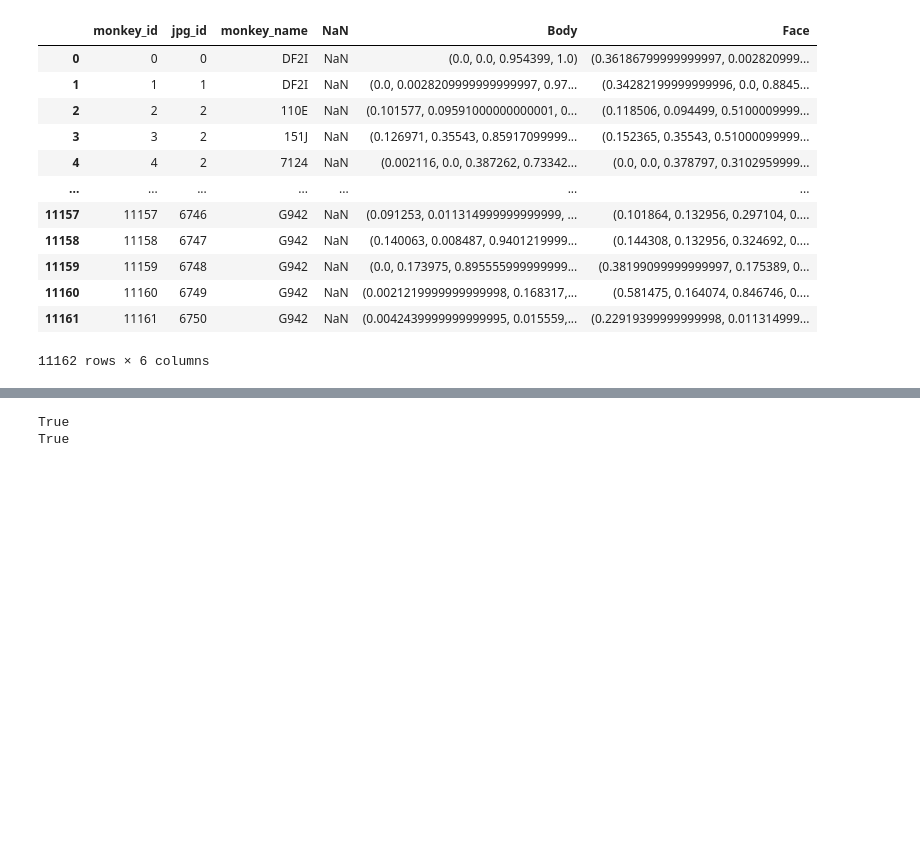
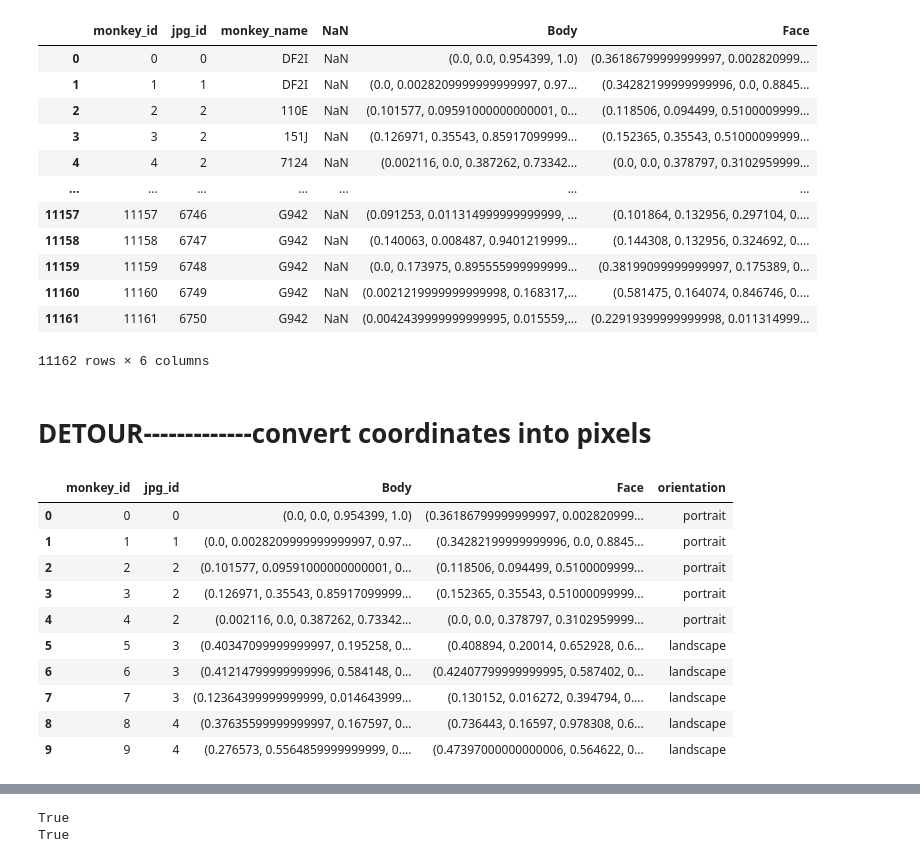
Before and after one commit to julie0924/PhotoMetadata, a Jupyter notebook: Combining.ipynb, the cells around one changed output, grey strips where cells are left out. Saved outputs shown, nothing was run; the diff lists cells and outputs as text; code cells hidden in the pictures; blank space fills up the shorter version.

```diff
--- a/Combining.ipynb
+++ b/Combining.ipynb
@@ -198,3 +269,22 @@ pivoted
 | 11160 | 11160 | 6749 | G942 | NaN | (0.0021219999999999998, 0.168317,... | (0.581475, 0.164074, 0.846746, 0.... |
 | 11161 | 11161 | 6750 | G942 | NaN | (0.0042439999999999995, 0.015559,... | (0.22919399999999998, 0.011314999... |
 11162 rows × 6 columns
+# %% [markdown]
+# DETOUR-------------convert coordinates into pixels
+# %%
+before_convert = pivoted[['monkey_id','jpg_id','Body','Face']].copy()
+
+temp = pd.merge(before_convert, orient, on = 'jpg_id', how = 'left')
+temp.head(10)
+# %% [output]
+|  | monkey_id | jpg_id | Body | Face | orientation |
+| 0 | 0 | 0 | (0.0, 0.0, 0.954399, 1.0) | (0.36186799999999997, 0.002820999... | portrait |
+| 1 | 1 | 1 | (0.0, 0.0028209999999999997, 0.97... | (0.34282199999999996, 0.0, 0.8845... | portrait |
+| 2 | 2 | 2 | (0.101577, 0.09591000000000001, 0... | (0.118506, 0.094499, 0.5100009999... | portrait |
+| 3 | 3 | 2 | (0.126971, 0.35543, 0.85917099999... | (0.152365, 0.35543, 0.51000099999... | portrait |
+| 4 | 4 | 2 | (0.002116, 0.0, 0.387262, 0.73342... | (0.0, 0.0, 0.378797, 0.3102959999... | portrait |
+| 5 | 5 | 3 | (0.40347099999999997, 0.195258, 0... | (0.408894, 0.20014, 0.652928, 0.6... | landscape |
+| 6 | 6 | 3 | (0.41214799999999996, 0.584148, 0... | (0.42407799999999995, 0.587402, 0... | landscape |
+| 7 | 7 | 3 | (0.12364399999999999, 0.014643999... | (0.130152, 0.016272, 0.394794, 0.... | landscape |
+| 8 | 8 | 4 | (0.37635599999999997, 0.167597, 0... | (0.736443, 0.16597, 0.978308, 0.6... | landscape |
+| 9 | 9 | 4 | (0.276573, 0.5564859999999999, 0.... | (0.47397000000000006, 0.564622, 0... | landscape |
```
Also changed, not shown: parts of 20 cells of this notebook, 7 other files.
